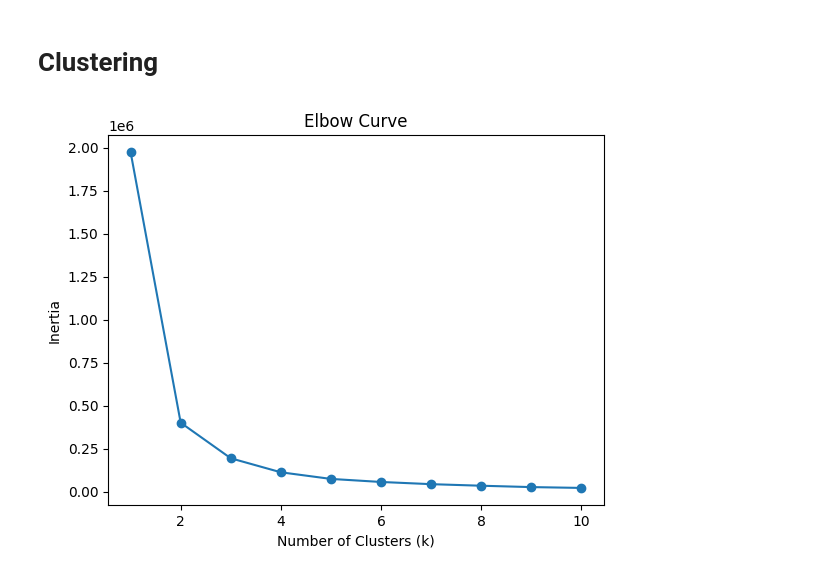
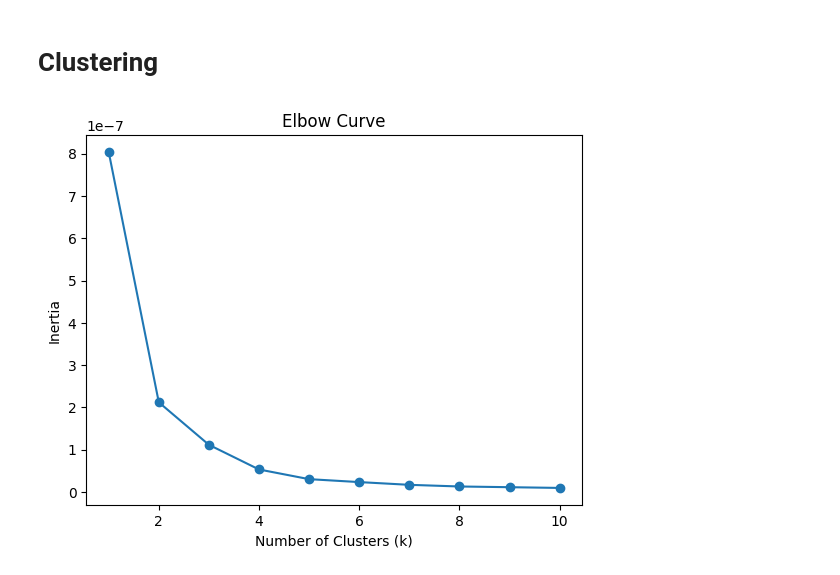
Before and after one commit to CyberStefNef/World_Temperature_Analysis, a Jupyter notebook: analyses.ipynb, the cells around one changed output. Cells and saved outputs as stored; diff of their text form; code cells hidden in the pictures.

```diff
--- a/analyses.ipynb
+++ b/analyses.ipynb
@@ -138,9 +98,22 @@ class KMeans2:
 # %%
-# all_countries_data = df_country_year.drop(['Country',"Country_ISO"], axis=1)
+slopes_arr = np.array(slopes_df['Slope']).reshape(-1, 1)
 
-# intertia_test1 = []
-# for i in range(1, 11):
-#     # Initialize and fit the KMeans model
-#     kmeans = KMeans(k=i)
-#     kmeans.fit(all_countries_data)
-#     intertia_test1.append(kmeans.inertia_)
+inertia = []
+
+for i in range(1, 11):
+    # Initialize and fit the KMeans model
+    kmeans = KMeans(k=i)
+    kmeans.fit(slopes_arr)
+
+    # Append inertia to the list
+    inertia.append(kmeans.inertia_)
+
+
+# Plot the elbow curve
+plt.plot(range(1, 11), inertia, marker='o')
+plt.title('Elbow Curve')
+plt.xlabel('Number of Clusters (k)')
+plt.ylabel('Inertia')
+plt.show()
+# %% [output]
+[figure, added]
@@ -168,9 +119,0 @@ for i in range(1, 11):
-# %%
-# Plot the elbow curve
-plt.plot(range(1, 11), inertia, marker='o')
-plt.title('Elbow Curve')
-plt.xlabel('Number of Clusters (k)')
-plt.ylabel('Inertia')
-plt.show()
-# %% [output]
-[figure, removed]
```
Also changed, not shown: parts of 29 cells of this notebook, 1 other file.
